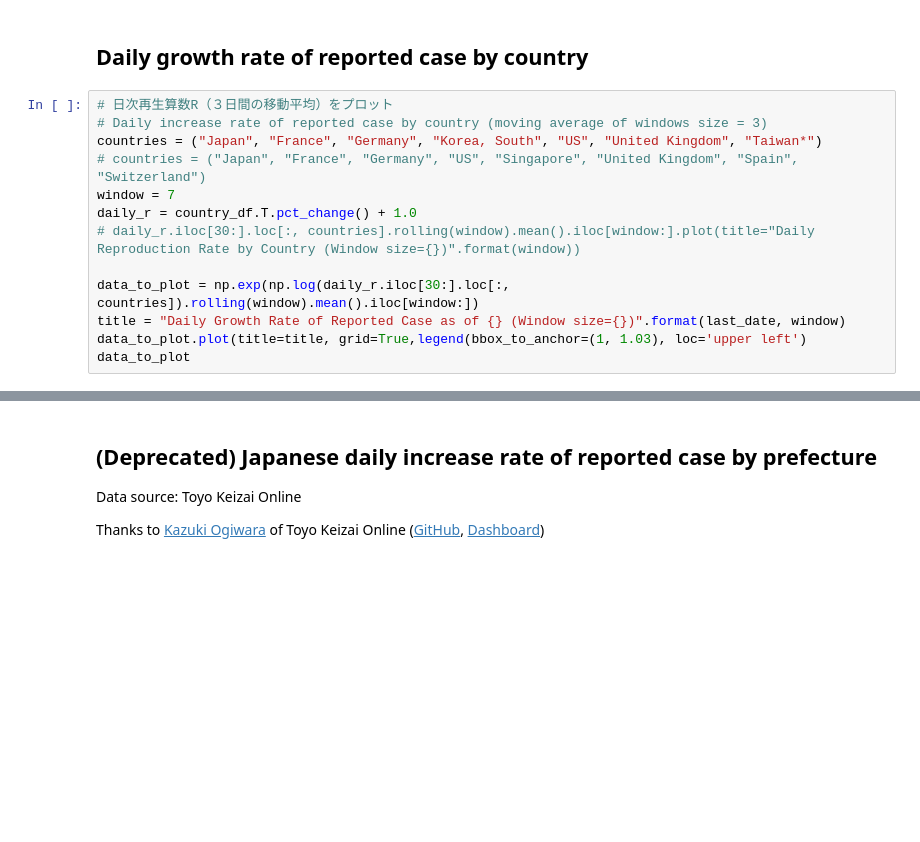
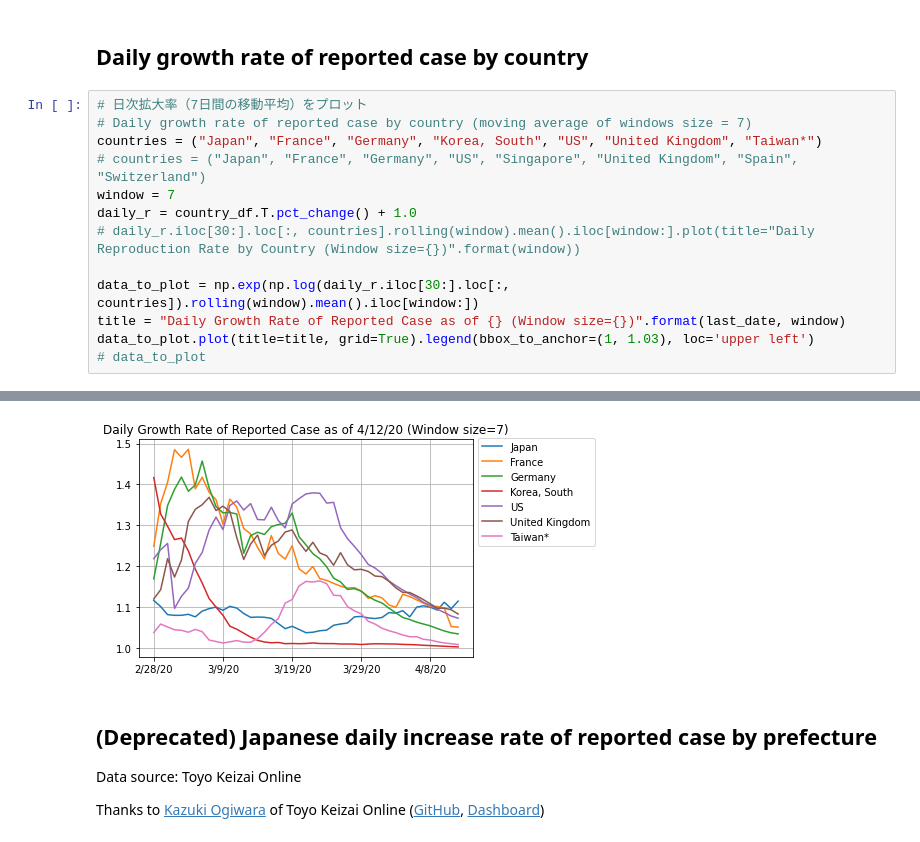
Before and after one commit to personal-hm2/coronavirus_model, a Jupyter notebook: COVID-19 Plot.ipynb, the cells around one changed output, grey strips where cells are left out. Drawn from its saved outputs; the diff is of its cells as text; blank space fills up the shorter version.

```diff
--- a/COVID-19 Plot.ipynb
+++ b/COVID-19 Plot.ipynb
@@ -47,8 +47,8 @@ last_date = 4/6/20
 # %% [markdown]
 ## Daily growth rate of reported case by country
 # %%
-# 日次再生算数R（３日間の移動平均）をプロット
-# Daily increase rate of reported case by country (moving average of windows size = 3)
+# 日次拡大率（7日間の移動平均）をプロット
+# Daily growth rate of reported case by country (moving average of windows size = 7)
 countries = ("Japan", "France", "Germany", "Korea, South", "US", "United Kingdom", "Taiwan*")
 # countries = ("Japan", "France", "Germany", "US", "Singapore", "United Kingdom", "Spain", "Switzerland")
 window = 7
@@ -57,6 +57,6 @@ daily_r = country_df.T.pct_change() + 1.0
 
 data_to_plot = np.exp(np.log(daily_r.iloc[30:].loc[:, countries]).rolling(window).mean().iloc[window:])
 title = "Daily Growth Rate of Reported Case as of {} (Window size={})".format(last_date, window)
-data_to_plot.plot(title=title, grid=True,legend(bbox_to_anchor=(1, 1.03), loc='upper left')
-data_to_plot
+data_to_plot.plot(title=title, grid=True).legend(bbox_to_anchor=(1, 1.03), loc='upper left')
+# data_to_plot
 # %% [output]
@@ -64,3 +64,4 @@ SyntaxError: invalid syntax (<ipython-input-24-dd15ab41d9df>, line 12)
+[figure, added]
 # %% [markdown]
 ## (Deprecated) Japanese daily increase rate of reported case by prefecture
 
```
Also changed, not shown: parts of 9 cells of this notebook.
